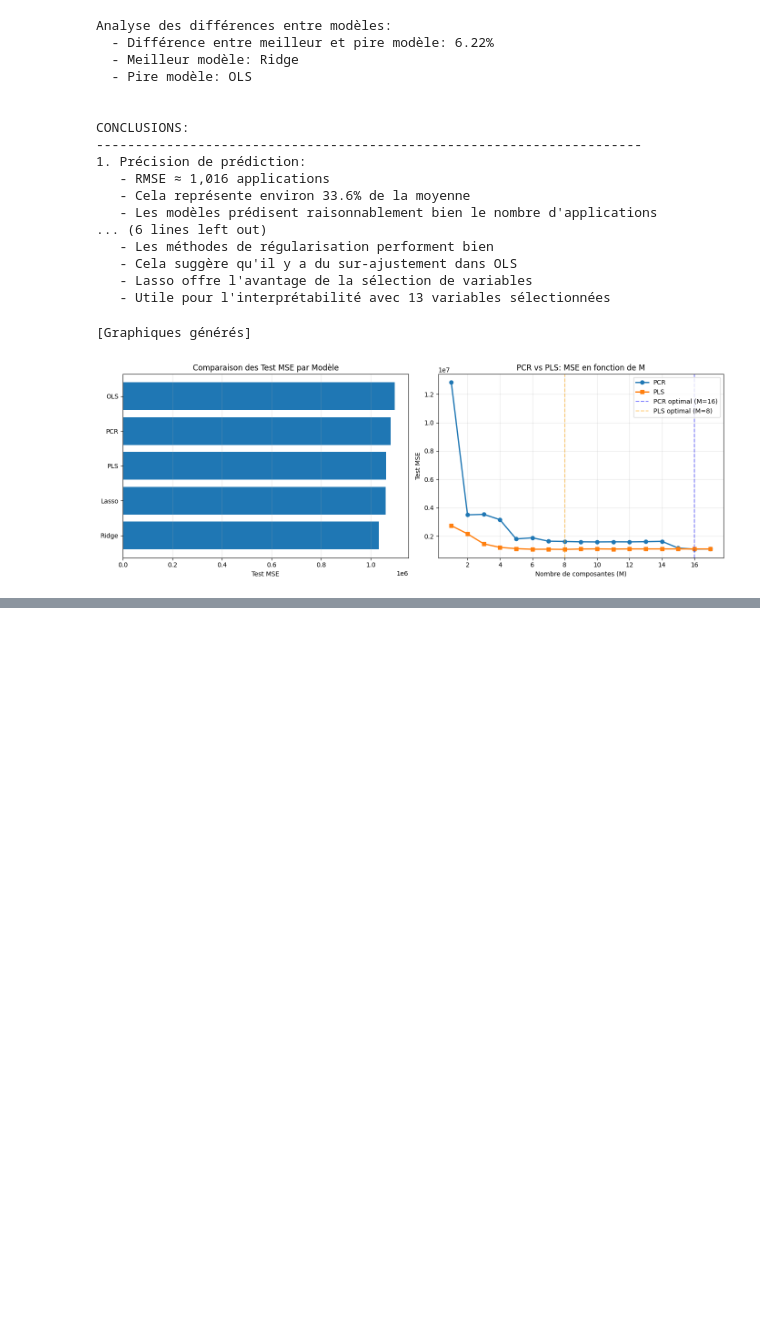
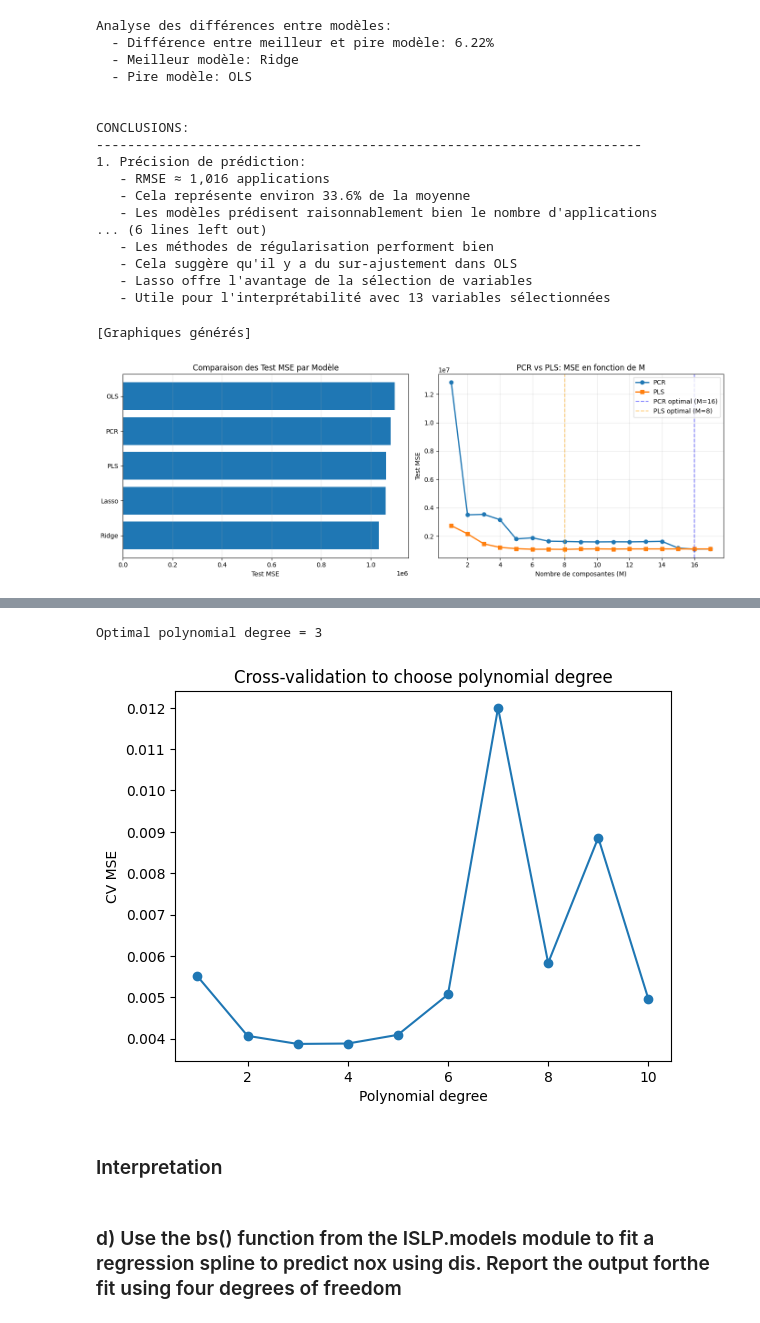
Before and after one commit to lekoundanmgedeon/machinelearning-islp, a Jupyter notebook: assignements/A2_ML/A2_ml.ipynb, the cells around one changed output, grey strips where cells are left out. Drawn from its saved outputs; the diff is of its cells as text; code cells hidden in the pictures; blank space fills up the shorter version.

```diff
--- a/assignements/A2_ML/A2_ml.ipynb
+++ b/assignements/A2_ML/A2_ml.ipynb
@@ -436,0 +498,3 @@ print("\n[Graphiques générés]")
+# %%
+X = Boston[['dis']]
+y = Boston['nox']
@@ -436,0 +574,3 @@ print("\n[Graphiques générés]")
+# %%
+for d, r in zip(degrees, rss):
+    print(f"Degré {d} : RSS = {r:.4f}")
@@ -436,0 +605,43 @@ print("\n[Graphiques générés]")
+# %%
+X_vec = np.asarray(X).reshape(-1, 1)   # assure 1D
+y_vec = np.asarray(y)
+
+degrees = range(1, 11)
+kf = KFold(n_splits=10, shuffle=True, random_state=1)
+
+cv_errors = []
+# %%
+
+for d in degrees:
+    poly = PolynomialFeatures(degree=d, include_bias=False)
+    X_poly = poly.fit_transform(X_vec)
+
+    mse_folds = []
+    for train_idx, test_idx in kf.split(X_vec):
+        X_train, X_test = X_poly[train_idx], X_poly[test_idx]
+        y_train, y_test = y_vec[train_idx], y_vec[test_idx]
+
+        X_train = sm.add_constant(X_train)
+        model = sm.OLS(y_train, X_train).fit()
+
+        X_test = sm.add_constant(X_test)
+        mse_folds.append(np.mean((y_test - model.predict(X_test))**2))
+
+    cv_errors.append(np.mean(mse_folds))
+
+best_degree = degrees[np.argmin(cv_errors)]
+print("Optimal polynomial degree =", best_degree)
+# %% [output]
+Optimal polynomial degree = 3
+# %%
+plt.plot(degrees, cv_errors, marker="o")
+plt.xlabel("Polynomial degree")
+plt.ylabel("CV MSE")
+plt.title("Cross-validation to choose polynomial degree")
+plt.show()
+# %% [output]
+[figure, added]
+# %% [markdown]
+### Interpretation
+# %% [markdown]
+### d) Use the bs() function from the ISLP.models module to fit a regression spline to predict nox using dis. Report the output forthe fit using four degrees of freedom
```
Also changed, not shown: parts of 24 cells of this notebook.
